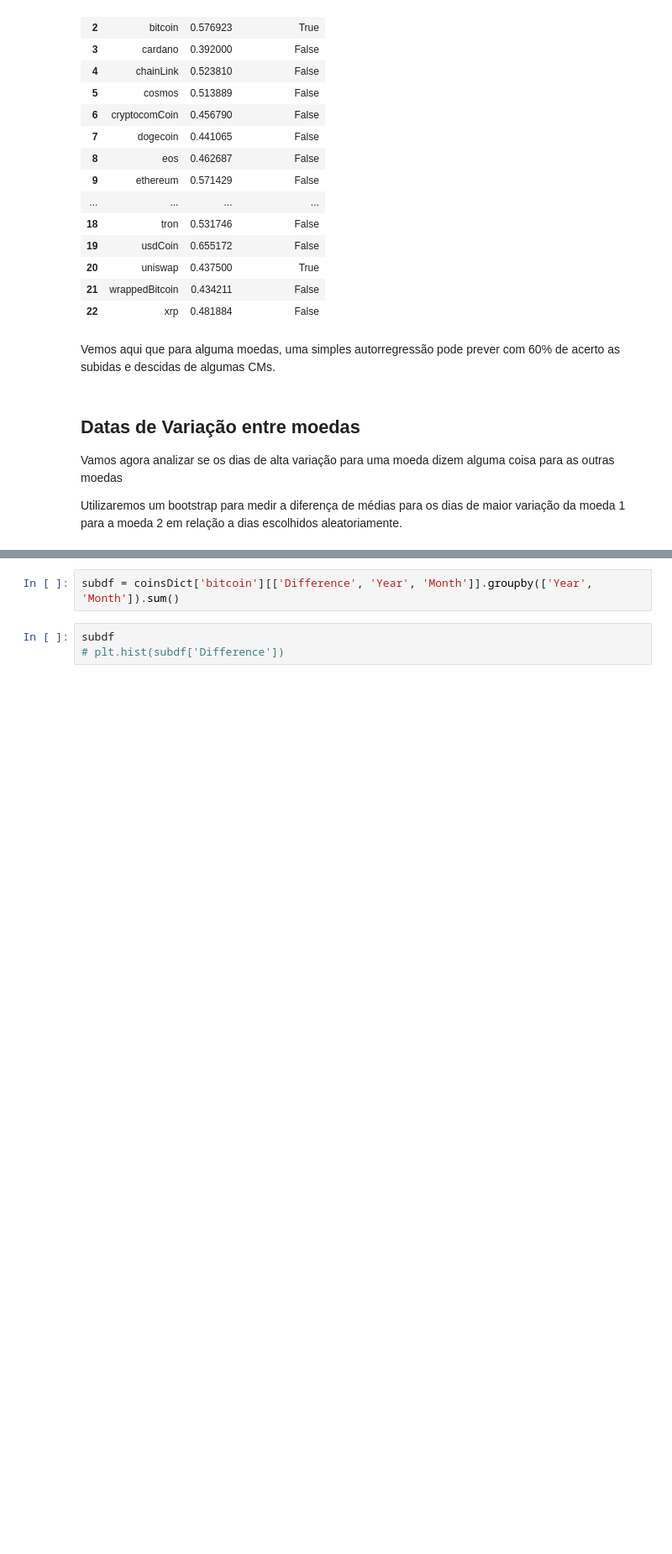
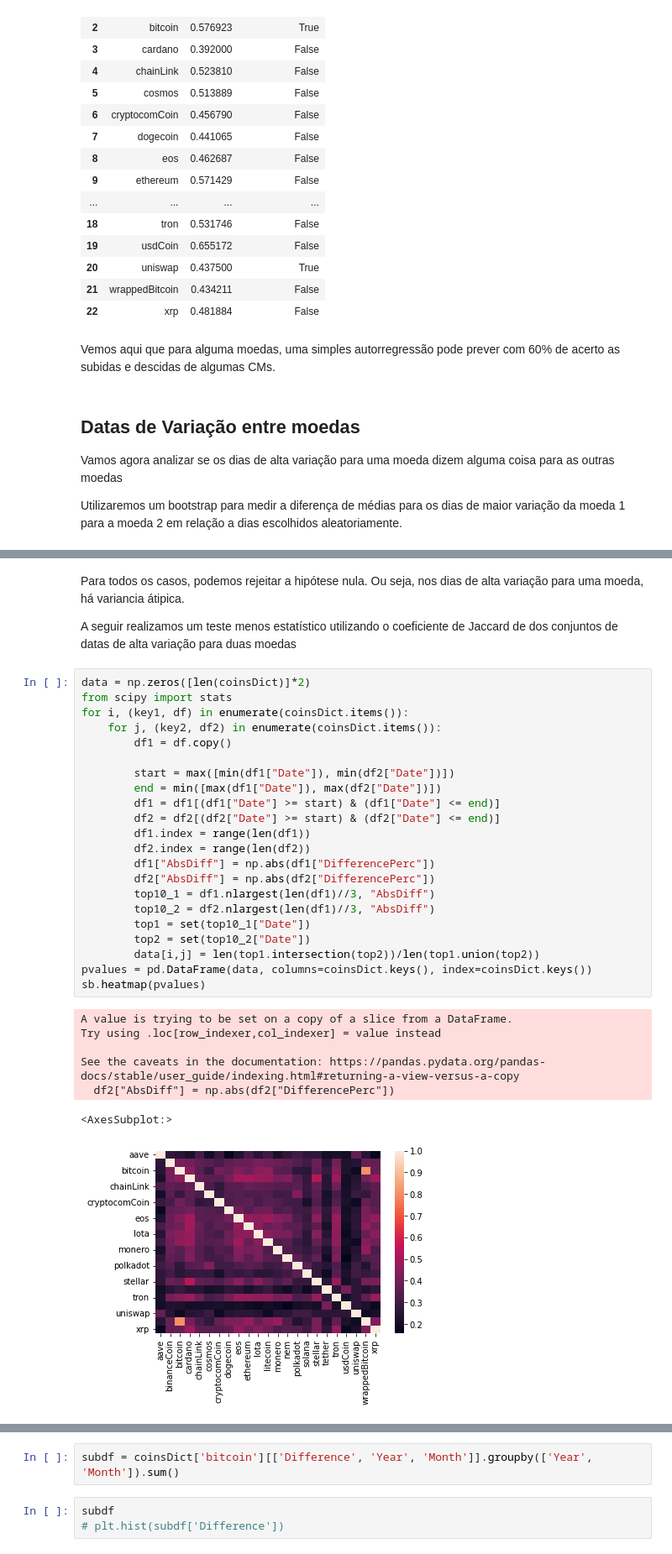
Before and after one commit to Bernardo-Senna/DataScience_Cryptocurrency_Project, a Jupyter notebook: notebooks/Final_Project_New.ipynb, the cells around one changed output, grey strips where cells are left out. Shown at 84% size. Cells and saved outputs as stored; diff of their text form; blank space fills up the shorter version.

```diff
--- a/notebooks/Final_Project_New.ipynb
+++ b/notebooks/Final_Project_New.ipynb
@@ -650,0 +621,35 @@ Todos os pares de moedas possuem p-valor muito abaixo da significância, exceto
+# %% [markdown]
+Para todos os casos, podemos rejeitar a hipótese nula. Ou seja, nos dias de alta variação para uma moeda, há variancia átipica.
+
+
+A seguir realizamos um teste menos estatístico utilizando o coeficiente de Jaccard de dos conjuntos de datas de alta variação para duas moedas
+# %%
+data = np.zeros([len(coinsDict)]*2)
+from scipy import stats
+for i, (key1, df) in enumerate(coinsDict.items()):
+    for j, (key2, df2) in enumerate(coinsDict.items()):
+        df1 = df.copy()
+
+        start = max([min(df1["Date"]), min(df2["Date"])])
+        end = min([max(df1["Date"]), max(df2["Date"])])
+        df1 = df1[(df1["Date"] >= start) & (df1["Date"] <= end)]
+        df2 = df2[(df2["Date"] >= start) & (df2["Date"] <= end)]
+        df1.index = range(len(df1))
+        df2.index = range(len(df2))
+        df1["AbsDiff"] = np.abs(df1["DifferencePerc"])
+        df2["AbsDiff"] = np.abs(df2["DifferencePerc"])
+        top10_1 = df1.nlargest(len(df1)//3, "AbsDiff")
+        top10_2 = df2.nlargest(len(df1)//3, "AbsDiff")
+        top1 = set(top10_1["Date"])
+        top2 = set(top10_2["Date"])
+        data[i,j] = len(top1.intersection(top2))/len(top1.union(top2))
+pvalues = pd.DataFrame(data, columns=coinsDict.keys(), index=coinsDict.keys())
+sb.heatmap(pvalues)
+# %% [output]
+A value is trying to be set on a copy of a slice from a DataFrame.
+Try using .loc[row_indexer,col_indexer] = value instead
+
+See the caveats in the documentation: https://pandas.pydata.org/pandas-docs/stable/user_guide/indexing.html#returning-a-view-versus-a-copy
+  df2["AbsDiff"] = np.abs(df2["DifferencePerc"])
+<AxesSubplot:>
+[figure, added]
```
Also changed, not shown: parts of 8 cells of this notebook.
